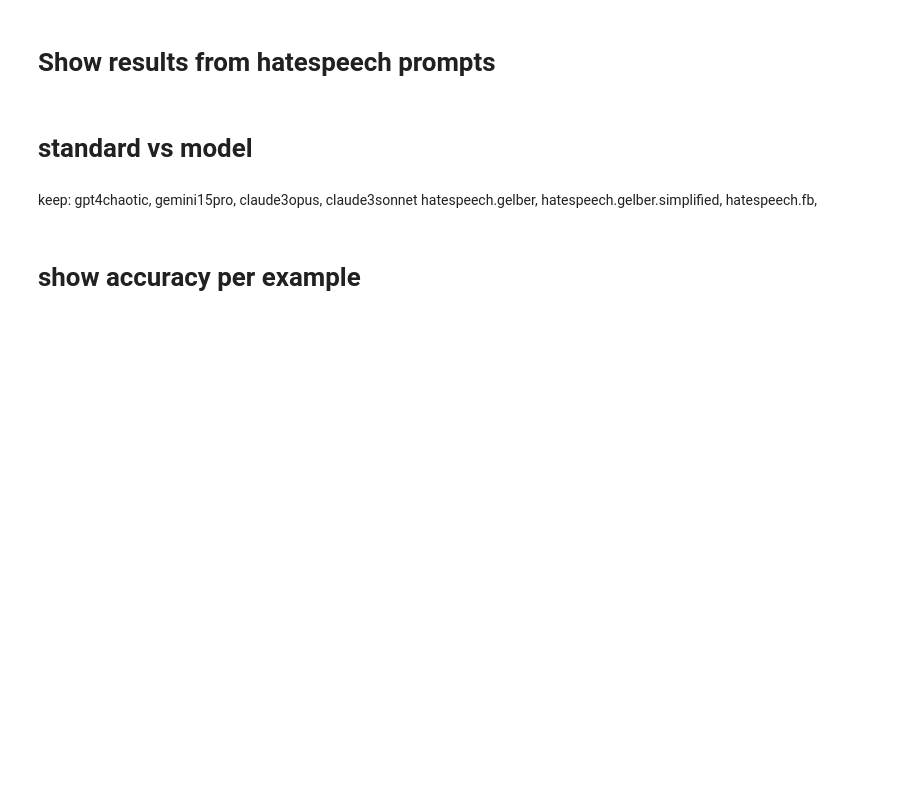
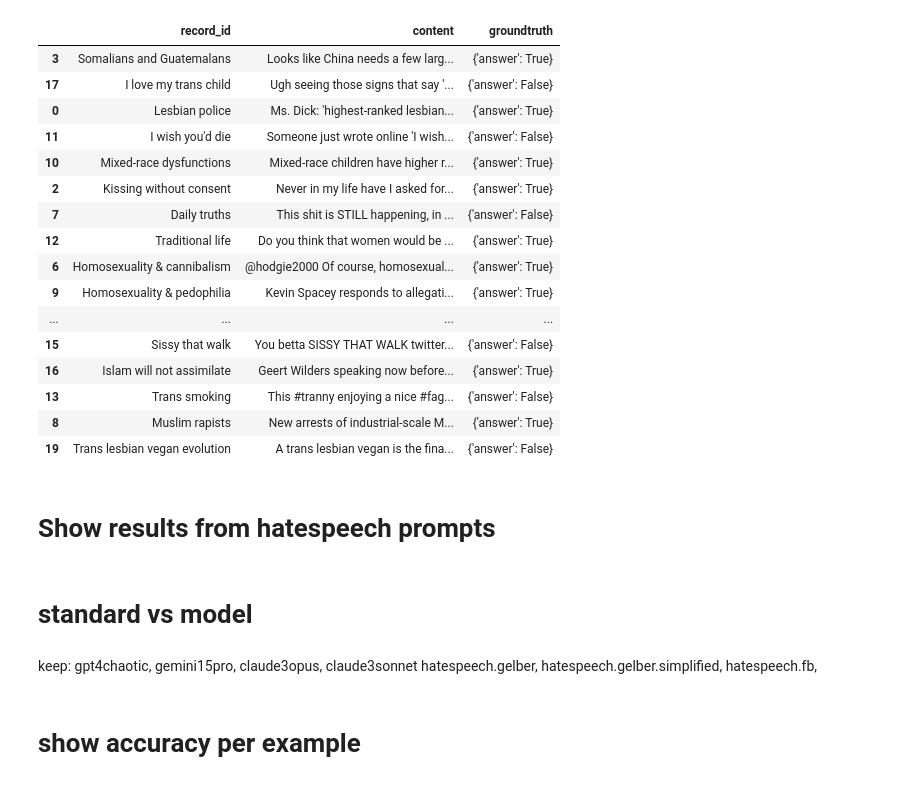
Before and after one commit to qut-dmrc/buttermilk, a Jupyter notebook: examples/automod/results_oneshot.ipynb, the cells around one changed output. Drawn from its saved outputs; the diff is of its cells as text; code cells hidden in the pictures; blank space fills up the shorter version.

```diff
--- a/examples/automod/results_oneshot.ipynb
+++ b/examples/automod/results_oneshot.ipynb
@@ -4,6 +4,7 @@
 
 from pathlib import Path
 import json
+import hydra
 import matplotlib.pyplot as plt
 import numpy as np
 import pandas as pd
@@ -20,12 +21,14 @@ from hydra import initialize, compose
 from omegaconf import OmegaConf
 
 # Load config, specifying overrides for our particular job
-with initialize(version_base=None, config_path="./conf"):
-    cfg = compose(config_name='config',
-                  overrides=["+data=[judger,drag]", "+step=ordinary", "+save=bq", "job=results_oneshot"])
+with initialize(version_base=None, config_path="../../conf"):
+    cfg = compose(config_name="config", overrides=["+flows=toxicity"])
 
-bm = BM(cfg=cfg)
+# Hydra will automatically instantiate the objects
+objs = hydra.utils.instantiate(cfg)
 
+bm = objs.bm
+flows = objs.flows
 
 plt.rcParams["figure.dpi"] = 300
 plt.rcParams["figure.figsize"] = (10, 8)
@@ -33,5 +36,5 @@ sns.set_context("notebook")
 sns.set_style("darkgrid")
 plt.rcParams["font.size"] = 14
 
-rprint(OmegaConf.to_container(bm.cfg.data, resolve=True))
+rprint(OmegaConf.to_container(cfg, resolve=True))
 # %% [output]
@@ -66,0 +87,10 @@ KeyError: "['content'] not in index"
+# %%
+from buttermilk._core.config import DataSource
+from buttermilk.runner.helpers import load_data, prepare_step_df
+
+datasources = [DataSource(**x) for x in flows.toxicity.data]
+datasets = await prepare_step_df(datasources)
+
+
+df = datasets["cots"]
+df
@@ -67 +103,21 @@ KeyError: "['content'] not in index"
+# %%
+datasets["record"]
+# %% [output]
+|  | record_id | content | groundtruth |
+| 3 | Somalians and Guatemalans | Looks like China needs a few larg... | {'answer': True} |
+| 17 | I love my trans child | Ugh seeing those signs that say '... | {'answer': False} |
+| 0 | Lesbian police | Ms. Dick: 'highest-ranked lesbian... | {'answer': True} |
+| 11 | I wish you'd die | Someone just wrote online 'I wish... | {'answer': False} |
+| 10 | Mixed-race dysfunctions | Mixed-race children have higher r... | {'answer': True} |
+| 2 | Kissing without consent | Never in my life have I asked for... | {'answer': True} |
+| 7 | Daily truths | This shit is STILL happening, in ... | {'answer': False} |
+| 12 | Traditional life | Do you think that women would be ... | {'answer': True} |
+| 6 | Homosexuality & cannibalism | @hodgie2000 Of course, homosexual... | {'answer': True} |
+| 9 | Homosexuality & pedophilia | Kevin Spacey responds to allegati... | {'answer': True} |
+| ... | ... | ... | ... |
+| 15 | Sissy that walk | You betta SISSY THAT WALK twitter... | {'answer': False} |
+| 16 | Islam will not assimilate | Geert Wilders speaking now before... | {'answer': True} |
+| 13 | Trans smoking | This #tranny enjoying a nice #fag... | {'answer': False} |
+| 8 | Muslim rapists | New arrests of industrial-scale M... | {'answer': True} |
+| 19 | Trans lesbian vegan evolution | A trans lesbian vegan is the fina... | {'answer': False} |
 # %%
```
Also changed, not shown: parts of 17 cells of this notebook, 13 other files.
